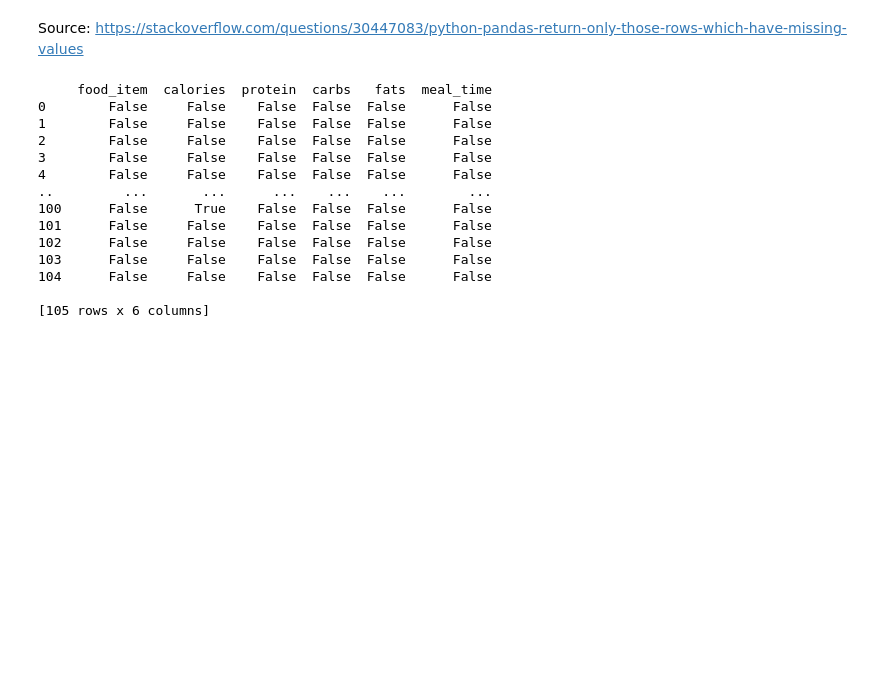
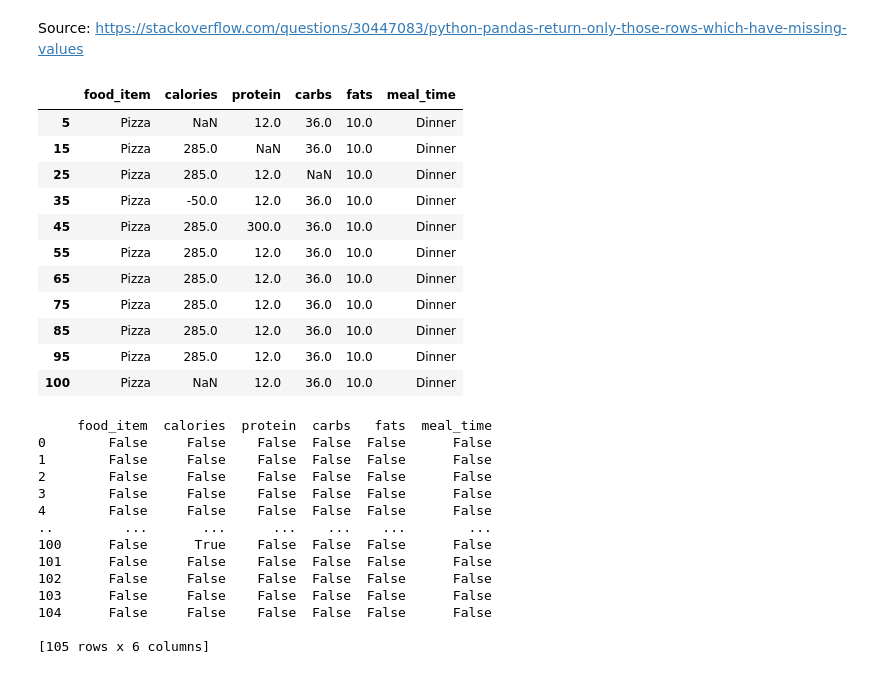
Before and after one commit to zpsy-hub/Data-Mining-Principles, a Jupyter notebook: Data_Mining_Practice_Activities.ipynb, the cells around one changed output. Drawn from its saved outputs; the diff is of its cells as text; code cells hidden in the pictures; blank space fills up the shorter version.

```diff
--- a/Data_Mining_Practice_Activities.ipynb
+++ b/Data_Mining_Practice_Activities.ipynb
@@ -188,6 +188,25 @@ print(df[df.isnull().any(axis=1)])
 100     Pizza       NaN     12.0   36.0  10.0    Dinner
 # %% [markdown]
 Source: https://stackoverflow.com/questions/30447083/python-pandas-return-only-those-rows-which-have-missing-values
+# %%
+# Filter the DataFrame to include only rows where the 'food_item' is 'Pizza'
+pizza_rows = df[df['food_item'] == 'Pizza']
+
+# Display all rows for Pizza
+pizza_rows
+# %% [output]
+|  | food_item | calories | protein | carbs | fats | meal_time |
+| 5 | Pizza | NaN | 12.0 | 36.0 | 10.0 | Dinner |
+| 15 | Pizza | 285.0 | NaN | 36.0 | 10.0 | Dinner |
+| 25 | Pizza | 285.0 | 12.0 | NaN | 10.0 | Dinner |
+| 35 | Pizza | -50.0 | 12.0 | 36.0 | 10.0 | Dinner |
+| 45 | Pizza | 285.0 | 300.0 | 36.0 | 10.0 | Dinner |
+| 55 | Pizza | 285.0 | 12.0 | 36.0 | 10.0 | Dinner |
+| 65 | Pizza | 285.0 | 12.0 | 36.0 | 10.0 | Dinner |
+| 75 | Pizza | 285.0 | 12.0 | 36.0 | 10.0 | Dinner |
+| 85 | Pizza | 285.0 | 12.0 | 36.0 | 10.0 | Dinner |
+| 95 | Pizza | 285.0 | 12.0 | 36.0 | 10.0 | Dinner |
+| 100 | Pizza | NaN | 12.0 | 36.0 | 10.0 | Dinner |
 # %%
 print(df.isnull())
 # %% [output]
```
Also changed, not shown: parts of 2 cells of this notebook.
